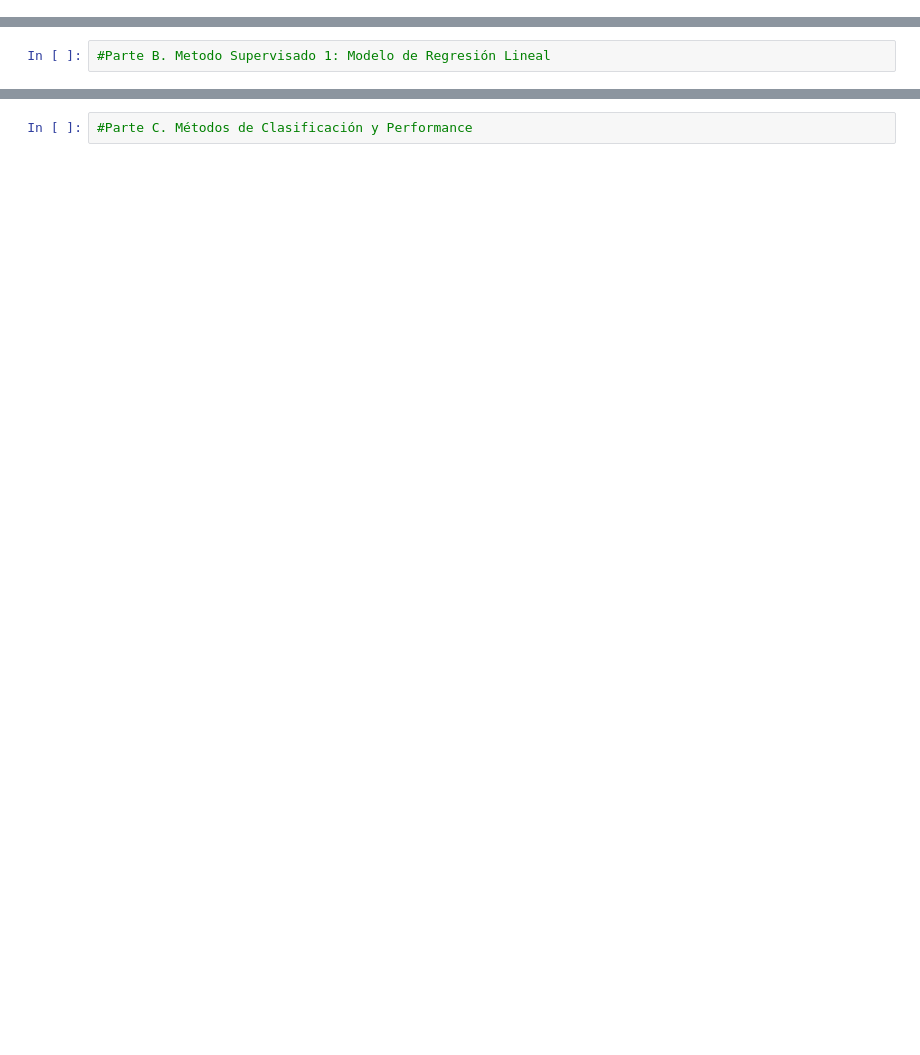
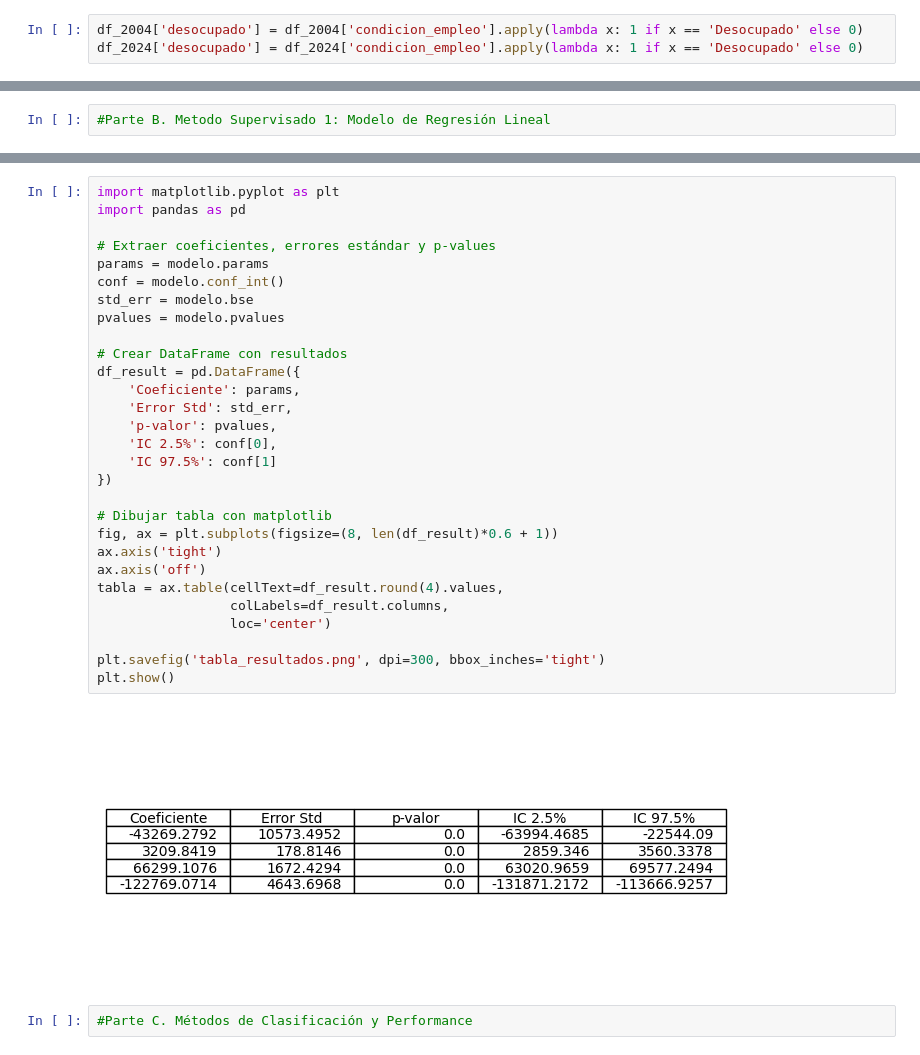
Before and after one commit to GustavoSulca/BigDataUBA-Grupo26, a Jupyter notebook: TP 4/Big_Data_TP4_Grupo26.ipynb, the cells around one changed output, grey strips where cells are left out. Cells and saved outputs as stored; diff of their text form; blank space fills up the shorter version.

```diff
--- a/TP 4/Big_Data_TP4_Grupo26.ipynb
+++ b/TP 4/Big_Data_TP4_Grupo26.ipynb
@@ -106,0 +80,3 @@ print(df_2004.columns.tolist())
+# %%
+df_2004['desocupado'] = df_2004['condicion_empleo'].apply(lambda x: 1 if x == 'Desocupado' else 0)
+df_2024['desocupado'] = df_2024['condicion_empleo'].apply(lambda x: 1 if x == 'Desocupado' else 0)
@@ -109,2 +972,33 @@ print(df_2004.columns.tolist())
+# %%
+import matplotlib.pyplot as plt
+import pandas as pd
+
+# Extraer coeficientes, errores estándar y p-values
+params = modelo.params
+conf = modelo.conf_int()
+std_err = modelo.bse
+pvalues = modelo.pvalues
+
+# Crear DataFrame con resultados
+df_result = pd.DataFrame({
+    'Coeficiente': params,
+    'Error Std': std_err,
+    'p-valor': pvalues,
+    'IC 2.5%': conf[0],
+    'IC 97.5%': conf[1]
+})
+
+# Dibujar tabla con matplotlib
+fig, ax = plt.subplots(figsize=(8, len(df_result)*0.6 + 1))
+ax.axis('tight')
+ax.axis('off')
+tabla = ax.table(cellText=df_result.round(4).values,
+                 colLabels=df_result.columns,
+                 loc='center')
+
+plt.savefig('tabla_resultados.png', dpi=300, bbox_inches='tight')
+plt.show()
+# %% [output]
+[figure, added]
 # %%
 #Parte C. Métodos de Clasificación y Performance
```
Also changed, not shown: parts of 52 cells of this notebook, 8 other files.
